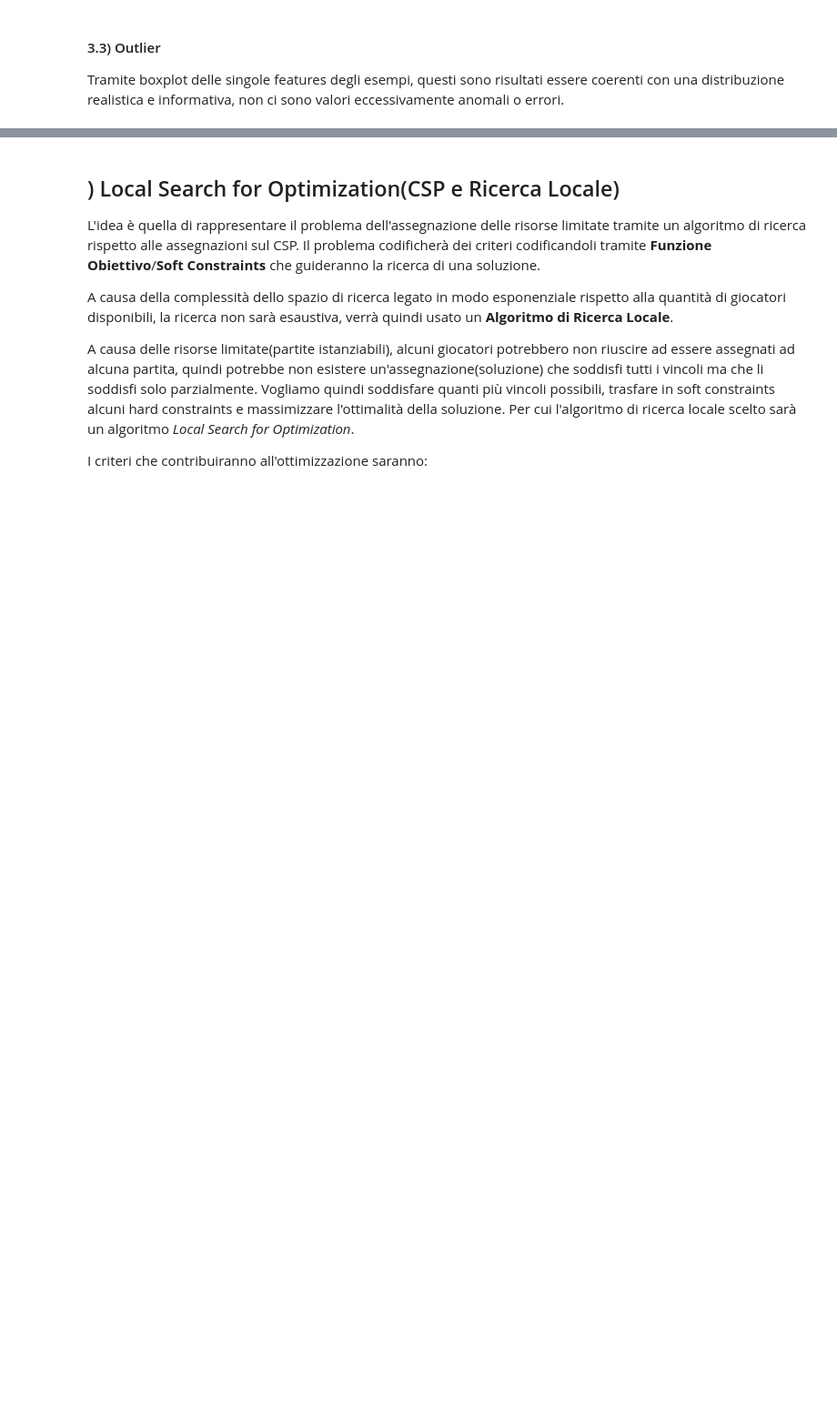
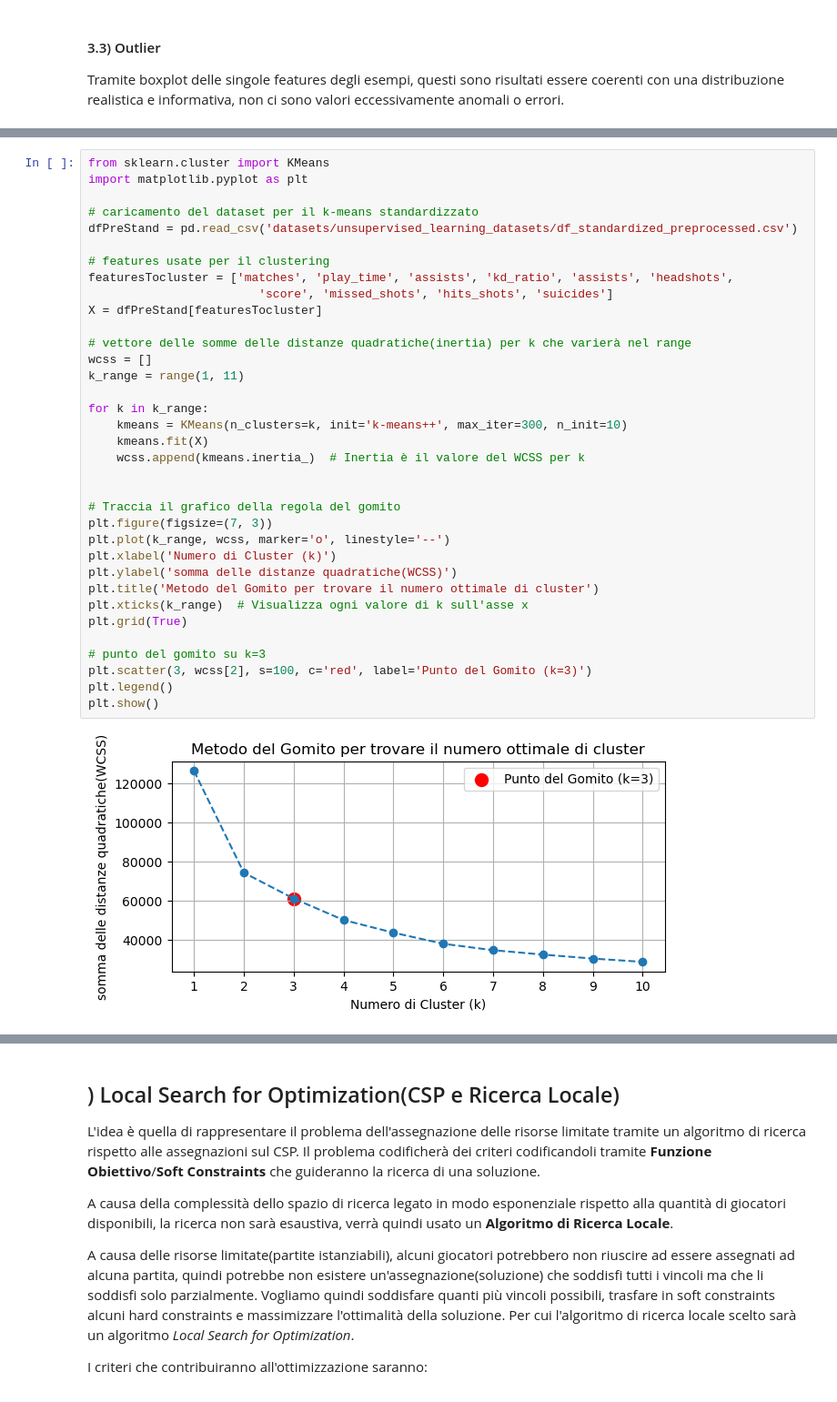
Before and after one commit to RayCatcherS/KnowledgeEngineeringProject, a Jupyter notebook: NotebookSource.ipynb, the cells around one changed output, grey strips where cells are left out. Shown: that part at 91% size. Drawn from its saved outputs; the diff is of its cells as text; blank space fills up the shorter version.

Commit message:
Clustering + documentation

```diff
--- a/NotebookSource.ipynb
+++ b/NotebookSource.ipynb
@@ -137,0 +160,37 @@ Specificamente al nostro problema ci servirà intercettare le k classi di giocat
+# %%
+from sklearn.cluster import KMeans
+import matplotlib.pyplot as plt
+
+# caricamento del dataset per il k-means standardizzato
+dfPreStand = pd.read_csv('datasets/unsupervised_learning_datasets/df_standardized_preprocessed.csv')
+
+# features usate per il clustering
+featuresTocluster = ['matches', 'play_time', 'assists', 'kd_ratio', 'assists', 'headshots',
+                        'score', 'missed_shots', 'hits_shots', 'suicides']
+X = dfPreStand[featuresTocluster]
+
+# vettore delle somme delle distanze quadratiche(inertia) per k che varierà nel range
+wcss = []
+k_range = range(1, 11)
+
+for k in k_range:
+    kmeans = KMeans(n_clusters=k, init='k-means++', max_iter=300, n_init=10)
+    kmeans.fit(X)
+    wcss.append(kmeans.inertia_)  # Inertia è il valore del WCSS per k
+
+
+# Traccia il grafico della regola del gomito
+plt.figure(figsize=(7, 3))
+plt.plot(k_range, wcss, marker='o', linestyle='--')
+plt.xlabel('Numero di Cluster (k)')
+plt.ylabel('somma delle distanze quadratiche(WCSS)')
+plt.title('Metodo del Gomito per trovare il numero ottimale di cluster')
+plt.xticks(k_range)  # Visualizza ogni valore di k sull'asse x
+plt.grid(True)
+
+# punto del gomito su k=3
+plt.scatter(3, wcss[2], s=100, c='red', label='Punto del Gomito (k=3)')
+plt.legend()
+plt.show()
+# %% [output]
+[figure, added]
```
Also changed, not shown: parts of 12 cells of this notebook, 5 other files.
